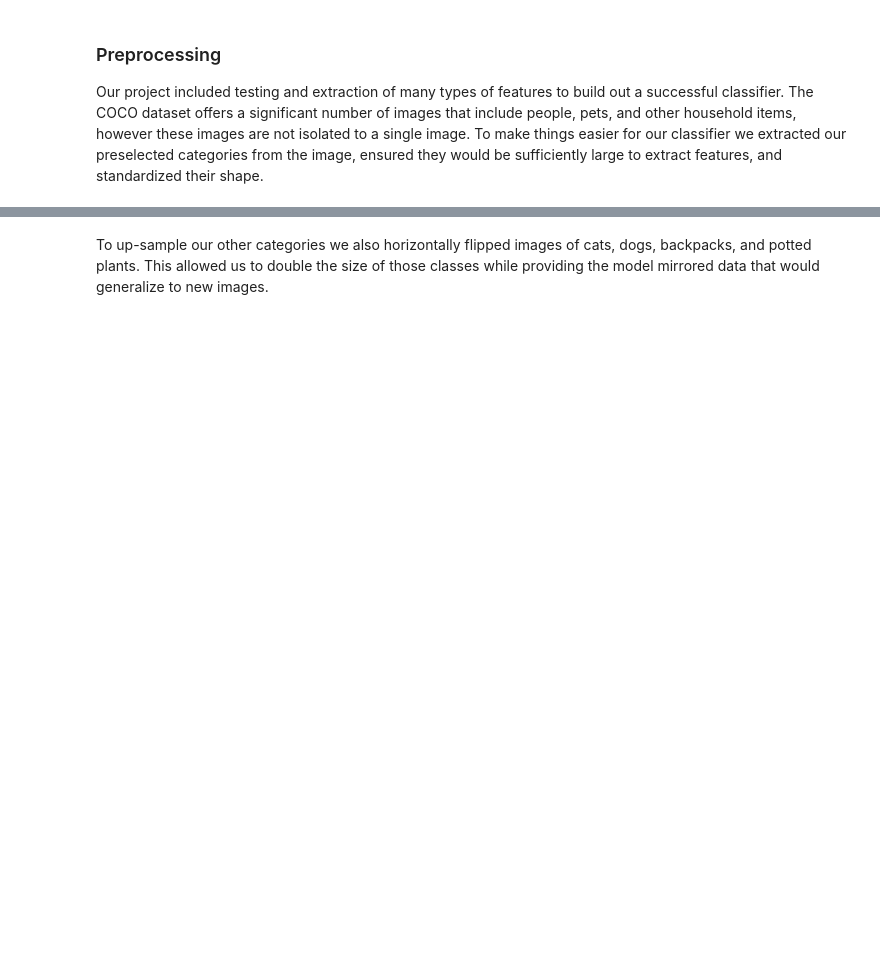
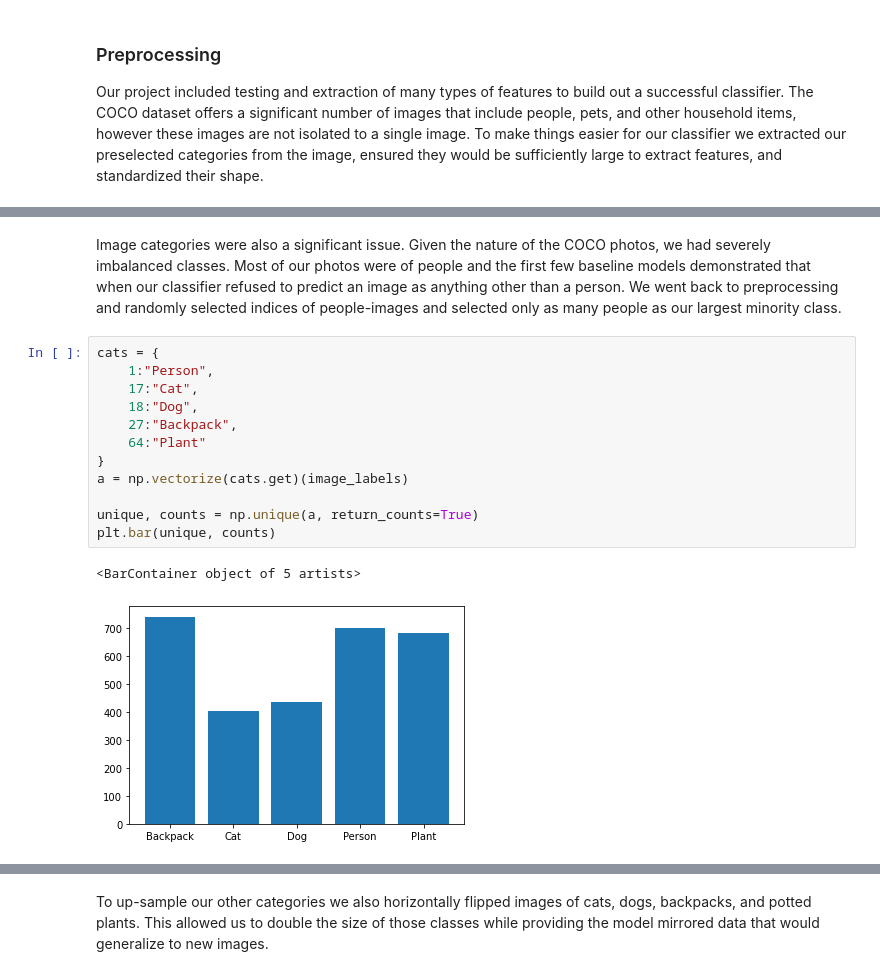
Before and after one commit to GWilson97/household_classifier, a Jupyter notebook: Final Report.ipynb, the cells around one changed output, grey strips where cells are left out. Saved outputs shown, nothing was run; the diff lists cells and outputs as text; blank space fills up the shorter version.

```diff
--- a/Final Report.ipynb
+++ b/Final Report.ipynb
@@ -44,0 +114,17 @@ Image categories were also a significant issue. Given the nature of the COCO pho
+# %% [markdown]
+Image categories were also a significant issue. Given the nature of the COCO photos, we had severely imbalanced classes. Most of our photos were of people and the first few baseline models demonstrated that when our classifier refused to predict an image as anything other than a person. We went back to preprocessing and randomly selected indices of people-images and selected only as many people as our largest minority class.
+# %%
+cats = {
+    1:"Person",
+    17:"Cat",
+    18:"Dog",
+    27:"Backpack",
+    64:"Plant"
+}
+a = np.vectorize(cats.get)(image_labels)
+
+unique, counts = np.unique(a, return_counts=True)
+plt.bar(unique, counts)
+# %% [output]
+<BarContainer object of 5 artists>
+[figure, added]
```
Also changed, not shown: parts of 16 cells of this notebook, 1 other file.
